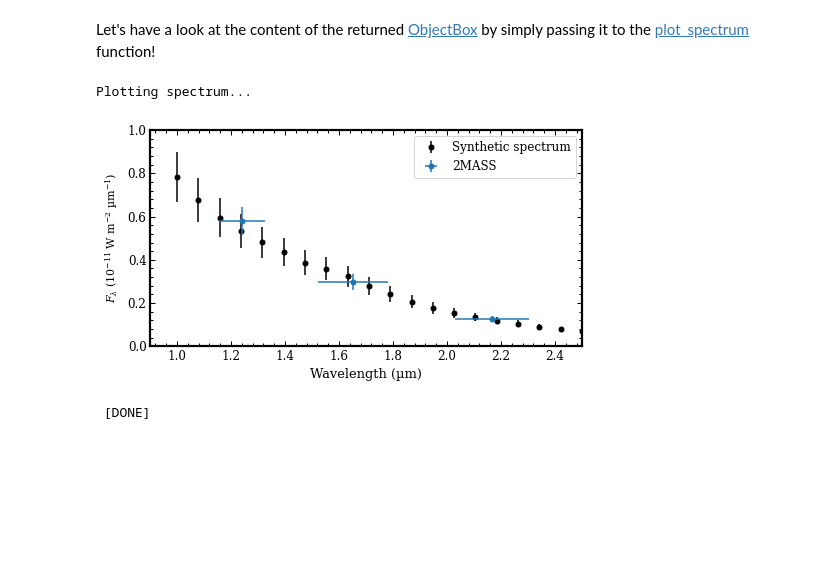
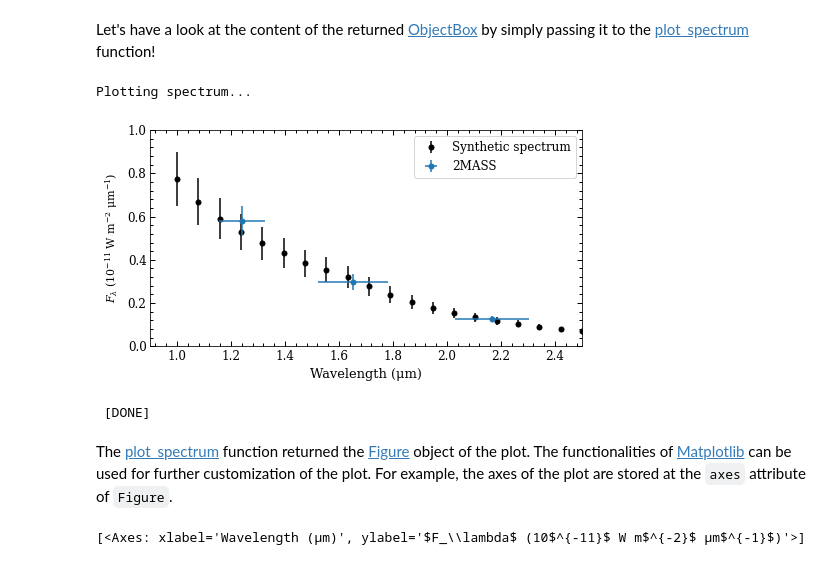
Before and after one commit to tomasstolker/species, a Jupyter notebook: docs/tutorials/flux_calibration.ipynb, the cells around one changed output. Saved outputs shown, nothing was run; the diff lists cells and outputs as text; code cells hidden in the pictures; blank space fills up the shorter version.

```diff
--- a/docs/tutorials/flux_calibration.ipynb
+++ b/docs/tutorials/flux_calibration.ipynb
@@ -410,19 +422,25 @@ distance = None
 # %% [markdown]
 Let's have a look at the content of the returned [ObjectBox](https://species.readthedocs.io/en/latest/species.core.html#species.core.box.ObjectBox) by simply passing it to the [plot_spectrum](https://species.readthedocs.io/en/latest/species.plot.html#species.plot.plot_spectrum.plot_spectrum) function!
 # %%
-species.plot_spectrum(boxes=[object_box],
-                      plot_kwargs=[{'calibration': {'marker': 'o', 'ms': 5., 'color': 'black', 'ls': 'none', 'label': 'Synthetic spectrum'},
-                                    '2MASS/2MASS.J': {'marker': 'o', 'ms': 5., 'color': 'tab:blue', 'ls': 'none', 'label': '2MASS'},
-                                    '2MASS/2MASS.H': {'marker': 'o', 'ms': 5., 'color': 'tab:blue', 'ls': 'none'},
-                                    '2MASS/2MASS.Ks': {'marker': 'o', 'ms': 5., 'color': 'tab:blue', 'ls': 'none'}}],
-                      xlim=(0.9, 2.5),
-                      ylim=(0., 1e-11),
-                      scale=('linear', 'linear'),
-                      offset=(-0.1, -0.07),
-                      figsize=(6., 3.),
-                      legend={'loc': 'upper right', 'fontsize': 12.},
-                      output=None)
+fig = species.plot_spectrum(boxes=[object_box],
+                            plot_kwargs=[{'calibration': {'marker': 'o', 'ms': 5., 'color': 'black', 'ls': 'none', 'label': 'Synthetic spectrum'},
+                                          '2MASS/2MASS.J': {'marker': 'o', 'ms': 5., 'color': 'tab:blue', 'ls': 'none', 'label': '2MASS'},
+                                          '2MASS/2MASS.H': {'marker': 'o', 'ms': 5., 'color': 'tab:blue', 'ls': 'none'},
+                                          '2MASS/2MASS.Ks': {'marker': 'o', 'ms': 5., 'color': 'tab:blue', 'ls': 'none'}}],
+                            xlim=(0.9, 2.5),
+                            ylim=(0., 1e-11),
+                            scale=('linear', 'linear'),
+                            offset=(-0.1, -0.07),
+                            figsize=(6., 3.),
+                            legend={'loc': 'upper right', 'fontsize': 12.},
+                            output=None)
 # %% [output]
 Plotting spectrum...
-[figure, old version]
+[figure, new version]
  [DONE]
+# %% [markdown]
+The [plot_spectrum](https://species.readthedocs.io/en/latest/species.plot.html#species.plot.plot_spectrum.plot_spectrum) function returned the [Figure](https://matplotlib.org/stable/api/figure_api.html#matplotlib.figure.Figure) object of the plot. The functionalities of [Matplotlib](https://matplotlib.org/stable/index.html) can be used for further customization of the plot. For example, the axes of the plot are stored at the `axes` attribute of `Figure`.
+# %%
+fig.axes
+# %% [output]
+[<Axes: xlabel='Wavelength (μm)', ylabel='$F_\\lambda$ (10$^{-11}$ W m$^{-2}$ μm$^{-1}$)'>]
```
Also changed, not shown: parts of 21 cells of this notebook, 21 other files.
